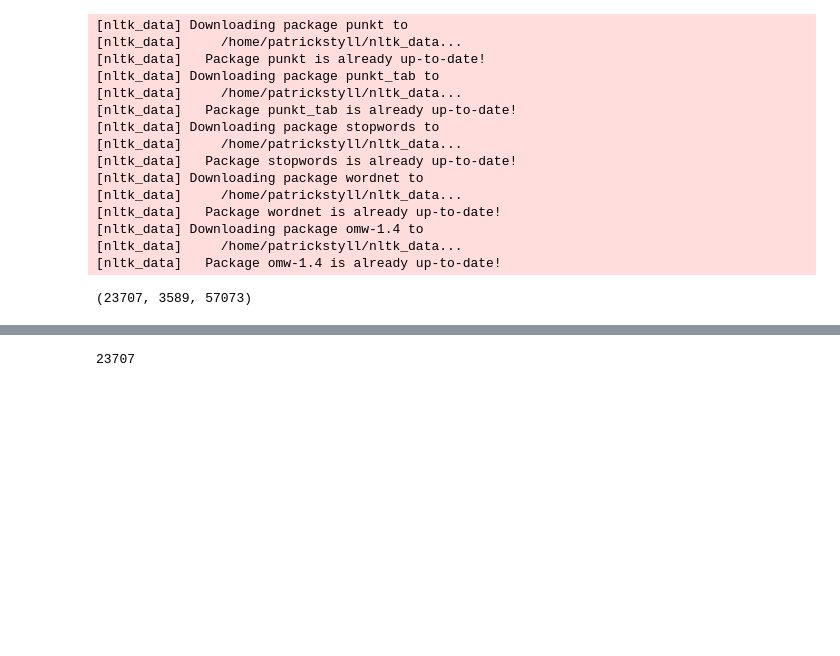
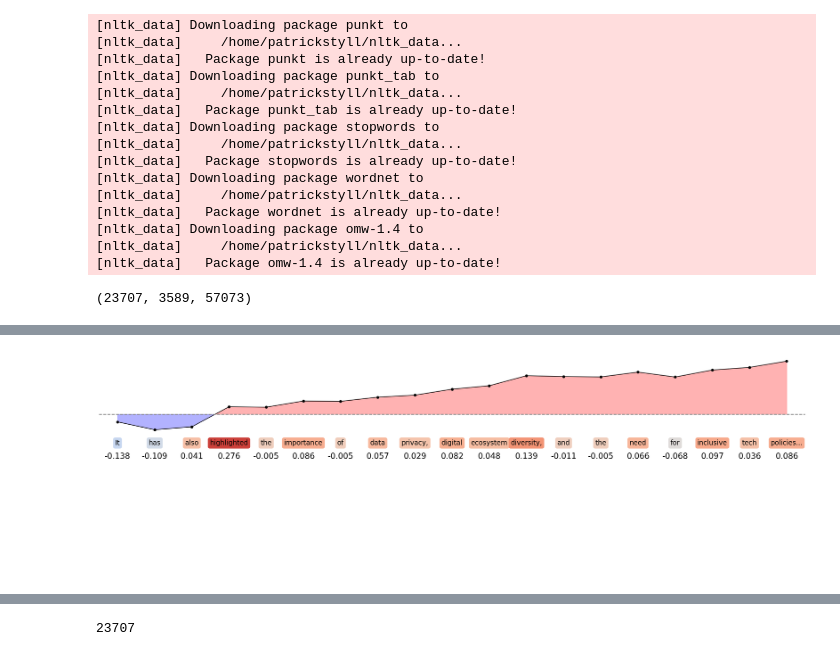
Before and after one commit to max-seeli/steely, a Jupyter notebook: src/steely/task_1/correlation_signal_analysis.ipynb, the cells around one changed output, grey strips where cells are left out. Saved outputs shown, nothing was run; the diff lists cells and outputs as text; code cells hidden in the pictures; blank space fills up the shorter version.

```diff
--- a/src/steely/task_1/correlation_signal_analysis.ipynb
+++ b/src/steely/task_1/correlation_signal_analysis.ipynb
@@ -180,0 +315,5 @@ AI text signal: 513
+# %%
+text = "It has also highlighted the importance of data privacy, digital ecosystem diversity, and the need for inclusive tech policies..."
+plot_text_signal(text)
+# %% [output]
+[figure, added]
```
Also changed, not shown: parts of 11 cells of this notebook, 1 other file.
